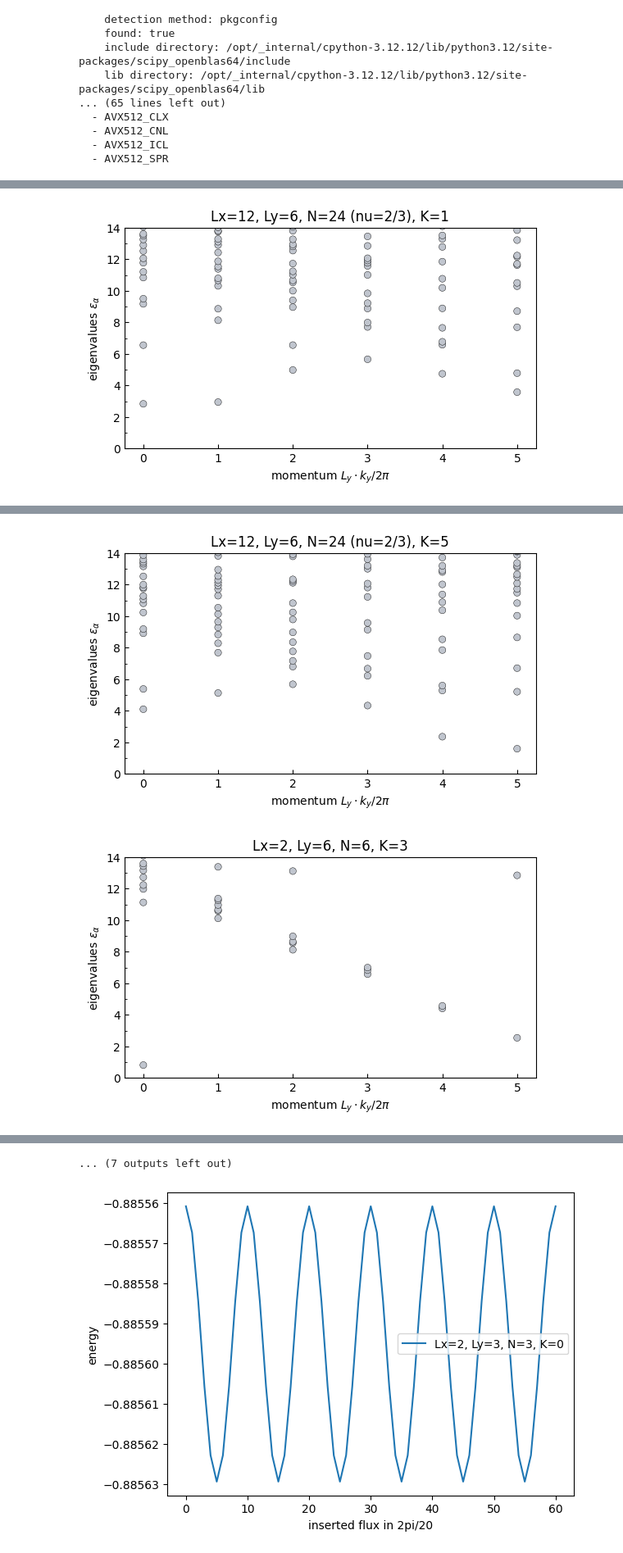
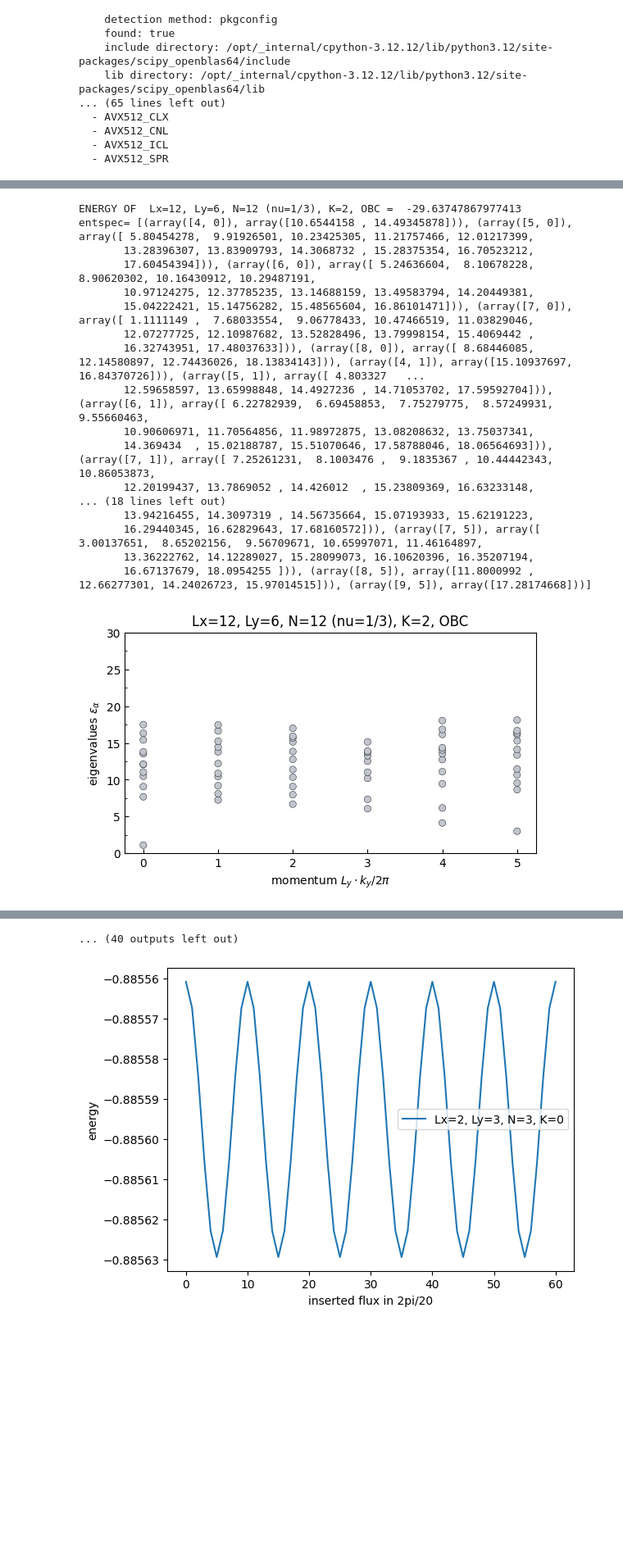
Before and after one commit to TZacha2001/PresentationForMeetings, a Jupyter notebook: plot_entanglement_spectrum.ipynb, the cells around one changed output, grey strips where cells are left out. Shown at 82% size. Cells and saved outputs as stored; diff of their text form; code cells hidden in the pictures; blank space fills up the shorter version.

Commit message:
chi256 Lx=12, nu=1/3, oggood entspec results

```diff
--- a/plot_entanglement_spectrum.ipynb
+++ b/plot_entanglement_spectrum.ipynb
@@ -43,7 +43,7 @@ Build Dependencies:
   - AVX512_ICL
   - AVX512_SPR
 # %%
-def plot_ent_spect_color(ax, ent_spect, Label, Ly, PRINT=False, permute=[], counting=[], Q=0):
+def plot_ent_spect_color(ax, ent_spect, Label, Ly, PRINT=False, permute=[], Q=0, counting=[]):
     """
     Plot entanglement spectrum for a single charge sector Q as colored scatter points vs momentum.
 
@@ -72,6 +72,7 @@ def plot_ent_spect_color(ax, ent_spect, Label, Ly, PRINT=False, permute=[], coun
     - Calls pl.show() at the end.
     - Returns None (draws on the provided Axes).
     """
+    print('entspec=', entspec)
     if len(permute) != Ly:
         permute = np.arange(Ly)
 
@@ -106,7 +107,7 @@ def plot_ent_spect_color(ax, ent_spect, Label, Ly, PRINT=False, permute=[], coun
 
 
 
-def plot_ent_spect_allQ(ax, ent_spect, Ly, PRINT=False, permute=[], counting=[], legend=False):
+def plot_ent_spect_allQ(ax, ent_spect, Label, Ly, PRINT=False, permute=[], counting=[], legend=False):
     """
     Plot entanglement spectrum for multiple charge sectors on the same axes, color-coded by charge Q.
 
@@ -178,7 +179,7 @@ def plot_ent_spect_allQ(ax, ent_spect, Ly, PRINT=False, permute=[], counting=[],
     ax.set_xticklabels(labels)
     ax.set_xlabel(r"momentum $L_y \cdot k_y/2\pi$")
     ax.set_ylabel(r"eigenvalues $ \epsilon_\alpha $")
-
+    pl.title(Label)
     pl.show()
 # %%
 loc = '/home/t30/all/ge54yin/Documents/MasterThesisFQHinTMDs/MPS_stuff/MPScalculations/'
@@ -211,8 +212,29 @@ f_name_2_K3_N24_Lx12_Ly6 = ['entspec_xk_Hofst_BL_pi_2_chi600_Lx12_Ly6__K3_N24.h5
 f_name_2_K4_N24_Lx12_Ly6 = ['entspec_xk_Hofst_BL_pi_2_chi600_Lx12_Ly6__K4_N24.h5', 'Lx=12, Ly=6, N=24 (nu=2/3), K=4']
 f_name_2_K5_N24_Lx12_Ly6 = ['entspec_xk_Hofst_BL_pi_2_chi600_Lx12_Ly6__K5_N24.h5', 'Lx=12, Ly=6, N=24 (nu=2/3), K=5']
 
+f_name_1_K1_N4_Lx4_Ly6OBC = ['entspec_xk_Hofst_BL_pi_2_chi64_Lx4_Ly6__K1_N4.h5', 'Lx=4, Ly=6, N=4 (nu=1/3), K=1, OBC']
+f_name_1_K0_N12_Lx12_Ly6OBC = ['entspec_xk_Hofst_BL_pi_2_chi256_Lx12_Ly6__K0_N12OBC_ForSpecSim.h5', 'Lx=12, Ly=6, N=12 (nu=1/3), K=0, OBC']
+f_name_1_K1_N12_Lx12_Ly6OBC = ['entspec_xk_Hofst_BL_pi_2_chi256_Lx12_Ly6__K1_N12OBC_ForSpecSim.h5', 'Lx=12, Ly=6, N=12 (nu=1/3), K=1, OBC']
+f_name_1_K2_N12_Lx12_Ly6OBC = ['entspec_xk_Hofst_BL_pi_2_chi256_Lx12_Ly6__K2_N12OBC_ForSpecSim.h5', 'Lx=12, Ly=6, N=12 (nu=1/3), K=2, OBC']
+f_name_1_K3_N12_Lx12_Ly6OBC = ['entspec_xk_Hofst_BL_pi_2_chi256_Lx12_Ly6__K3_N12OBC_ForSpecSim.h5', 'Lx=12, Ly=6, N=12 (nu=1/3), K=3, OBC']
+f_name_1_K4_N12_Lx12_Ly6OBC = ['entspec_xk_Hofst_BL_pi_2_chi256_Lx12_Ly6__K4_N12OBC_ForSpecSim.h5', 'Lx=12, Ly=6, N=12 (nu=1/3), K=4, OBC']
+f_name_1_K5_N12_Lx12_Ly6OBC = ['entspec_xk_Hofst_BL_pi_2_chi256_Lx12_Ly6__K5_N12OBC_ForSpecSim.h5', 'Lx=12, Ly=6, N=12 (nu=1/3), K=5, OBC']
+
+fname_list0 = [f_name_1_K0_N12_Lx12_Ly6OBC, f_name_1_K1_N12_Lx12_Ly6OBC, f_name_1_K2_N12_Lx12_Ly6OBC, f_name_1_K3_N12_Lx12_Ly6OBC, f_name_1_K4_N12_Lx12_Ly6OBC, f_name_1_K5_N12_Lx12_Ly6OBC, f_name_1_K1_N4_Lx4_Ly6OBC]
 fname_list1 = [f_name_1_K3_N12_Lx12_Ly6, f_name_2_K0_N24_Lx12_Ly6, f_name_2_K1_N24_Lx12_Ly6, f_name_2_K2_N24_Lx12_Ly6, f_name_2_K3_N24_Lx12_Ly6, f_name_2_K4_N24_Lx12_Ly6, f_name_2_K5_N24_Lx12_Ly6, fname11_1, fname12_1, fname21_1, fname22_1, fname31_1, fname32_1]
 fname_list2 = [fname11_2, fname12_2, fname21_2, fname22_2, fname31_2, fname32_2]
+
+for fname in fname_list0:
+    data = load_data_h5(loc+fname[0])
+    energy = data['E']
+    print('ENERGY OF ', fname[1], '= ', energy)
+    entspec = data['ent_spect']
+    fig = pl.figure(figsize=(4*(1+np.sqrt(5))/2, 7/2))#,gridspec_kw={'height_ratios': [(1+np.sqrt(5))/2, 1]})
+    label=fname[1]
+    ax = pl.gca()
+    ax.set_ylim(0, 30)
+    permute = np.arange(Ly1)
+    plot_ent_spect_color(ax, entspec, label, Ly1, PRINT=False, permute=permute, Q=7)
 
 for fname in fname_list1:
     data = load_data_h5(loc+fname[0])
@@ -220,7 +242,7 @@ for fname in fname_list1:
     fig = pl.figure(figsize=(4*(1+np.sqrt(5))/2, 7/2))#,gridspec_kw={'height_ratios': [(1+np.sqrt(5))/2, 1]})
     label=fname[1]
     ax = pl.gca()
-    ax.set_ylim(0, 14)
+    ax.set_ylim(0, 30)
     permute = np.arange(Ly1)
     plot_ent_spect_color(ax, entspec, label, Ly1, PRINT=False, permute=permute)
 
@@ -239 +295,18 @@ for fname in fname_list2:
+ENERGY OF  Lx=12, Ly=6, N=12 (nu=1/3), K=2, OBC =  -29.63747867977413
+entspec= [(array([4, 0]), array([10.6544158 , 14.49345878])), (array([5, 0]), array([ 5.80454278,  9.91926501, 10.23425305, 11.21757466, 12.01217399,
+       13.28396307, 13.83909793, 14.3068732 , 15.28375354, 16.70523212,
+       17.60454394])), (array([6, 0]), array([ 5.24636604,  8.10678228,  8.90620302, 10.16430912, 10.29487191,
+       10.97124275, 12.37785235, 13.14688159, 13.49583794, 14.20449381,
+       15.04222421, 15.14756282, 15.48565604, 16.86101471])), (array([7, 0]), array([ 1.1111149 ,  7.68033554,  9.06778433, 10.47466519, 11.03829046,
+       12.07277725, 12.10987682, 13.52828496, 13.79998154, 15.4069442 ,
+       16.32743951, 17.48037633])), (array([8, 0]), array([ 8.68446085, 12.14580897, 12.74436026, 18.13834143])), (array([4, 1]), array([15.10937697, 16.84370726])), (array([5, 1]), array([ 4.803327   ...
+       12.59658597, 13.65998848, 14.4927236 , 14.71053702, 17.59592704])), (array([6, 1]), array([ 6.22782939,  6.69458853,  7.75279775,  8.57249931,  9.55660463,
+       10.90606971, 11.70564856, 11.98972875, 13.08208632, 13.75037341,
+       14.369434  , 15.02188787, 15.51070646, 17.58788046, 18.06564693])), (array([7, 1]), array([ 7.25261231,  8.1003476 ,  9.1835367 , 10.44442343, 10.86053873,
+       12.20199437, 13.7869052 , 14.426012  , 15.23809369, 16.63233148,
+... (18 lines left out)
+       13.94216455, 14.3097319 , 14.56735664, 15.07193933, 15.62191223,
+       16.29440345, 16.62829643, 17.68160572])), (array([7, 5]), array([ 3.00137651,  8.65202156,  9.56709671, 10.65997071, 11.46164897,
+       13.36222762, 14.12289027, 15.28099073, 16.10620396, 16.35207194,
+       16.67137679, 18.0954255 ])), (array([8, 5]), array([11.8000992 , 12.66277301, 14.24026723, 15.97014515])), (array([9, 5]), array([17.28174668]))]
-[figure, old version]
+[figure, new version]
@@ -243,2 +366,0 @@ for fname in fname_list2:
-[figure, removed]
-[figure, removed]
@@ -249,4 +367,4 @@ for fname in fname_list2:
-... (7 outputs left out)
+... (40 outputs left out)
 # %%
 fname_1_K0_61 = ['entspec_xk_Hofst_BL_pi_2_chi256_Lx2_Ly3_t-1.0_tp-0.25_K0_N1fluxes0.0-3.00-61.h5', 'Lx=2, Ly=3, N=1, K=0']
 fname_1_K1_61 = ['entspec_xk_Hofst_BL_pi_2_chi256_Lx2_Ly3_t-1.0_tp-0.25_K1_N1fluxes0.0-3.00-61.h5', 'Lx=2, Ly=3, N=1, K=1']
```
Also changed, not shown: parts of 1 cell of this notebook.
